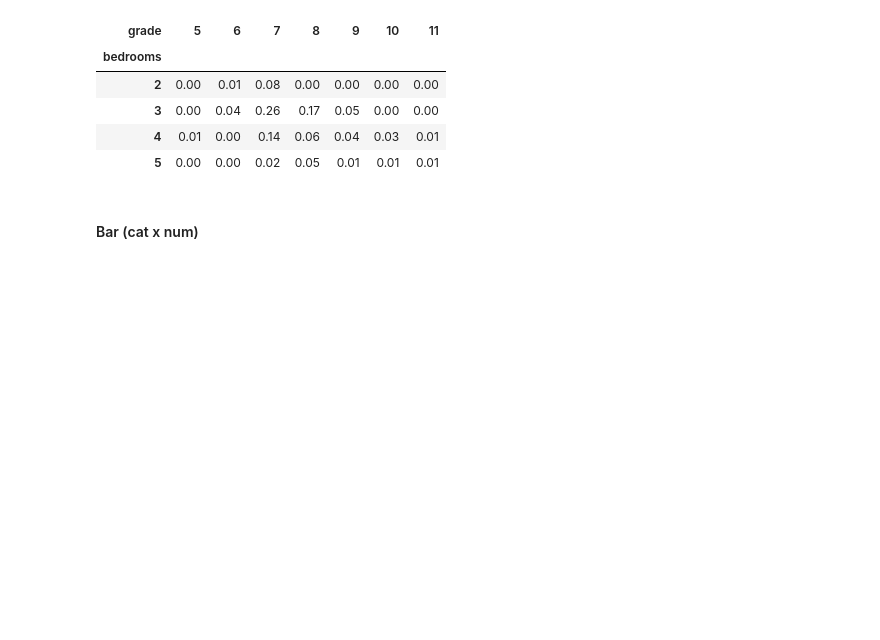
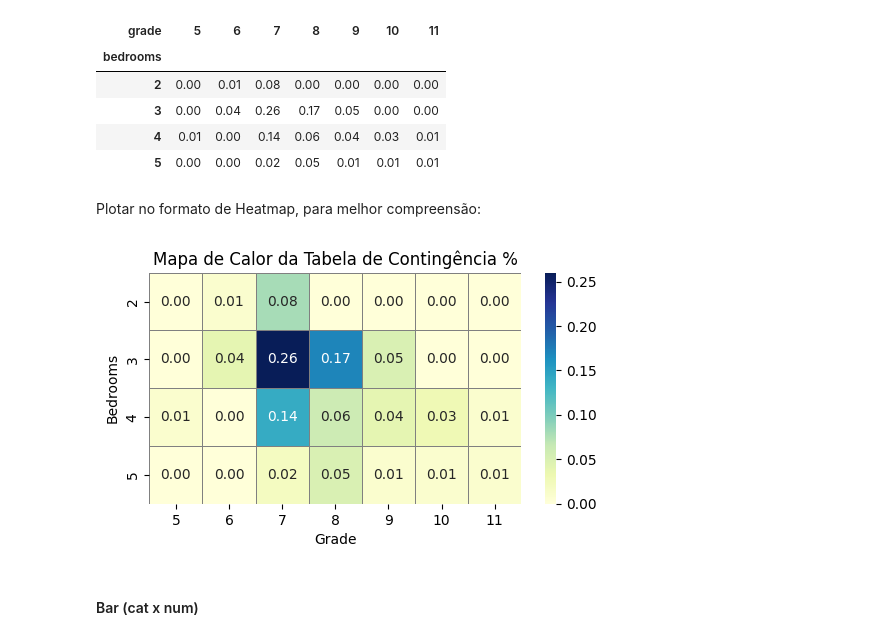
Before and after one commit to nortonvanz/Fundamentals, a Jupyter notebook: Statistic.ipynb, the cells around one changed output. Saved outputs shown, nothing was run; the diff lists cells and outputs as text; code cells hidden in the pictures; blank space fills up the shorter version.

```diff
--- a/Statistic.ipynb
+++ b/Statistic.ipynb
@@ -548,7 +656,8 @@ pd.crosstab( df['bedrooms'], df['grade'] )
 | 5 | 0 | 0 | 2 | 5 | 1 | 1 | 1 |
 # %%
 # Tabela de contingência %
-pd.crosstab( df['bedrooms'], df['grade'],normalize=True)
+cont_table_norm = pd.crosstab( df['bedrooms'], df['grade'],normalize=True)
+cont_table_norm
 #normalize='columns' = across cols,
             #'index' = across rows,
             # True   = across entire df.
@@ -559,6 +668,18 @@ pd.crosstab( df['bedrooms'], df['grade'],normalize=True)
 | 3 | 0.00 | 0.04 | 0.26 | 0.17 | 0.05 | 0.00 | 0.00 |
 | 4 | 0.01 | 0.00 | 0.14 | 0.06 | 0.04 | 0.03 | 0.01 |
 | 5 | 0.00 | 0.00 | 0.02 | 0.05 | 0.01 | 0.01 | 0.01 |
+# %% [markdown]
+Plotar no formato de Heatmap, para melhor compreensão:
+# %%
+# Criando o mapa de calor
+plt.figure(figsize=(6, 3))
+sns.heatmap(cont_table_norm, annot=True, fmt='.2f', cmap='YlGnBu', cbar=True, linewidths=0.5, linecolor='gray')
+plt.title('Mapa de Calor da Tabela de Contingência %')
+plt.xlabel('Grade')
+plt.ylabel('Bedrooms')
+plt.show()
+# %% [output]
+[figure, added]
 # %% [markdown]
 #### Bar (cat x num)
 # %% [markdown]
```
Also changed, not shown: parts of 125 cells of this notebook.
